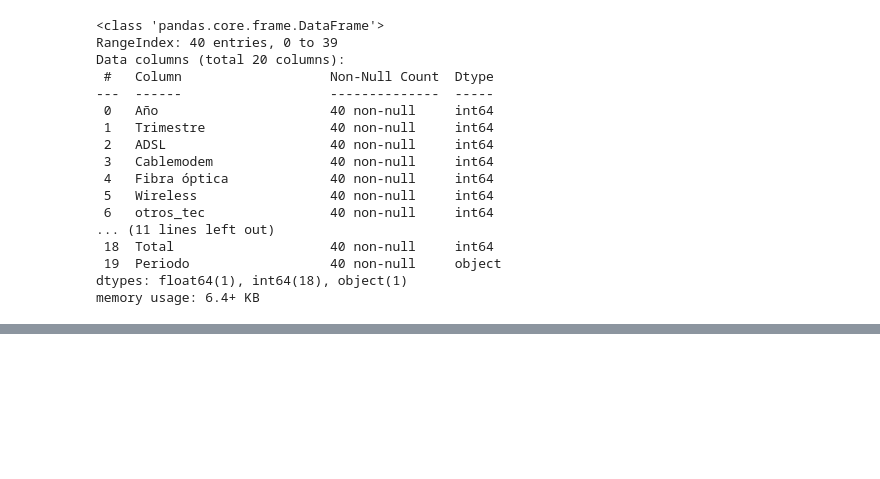
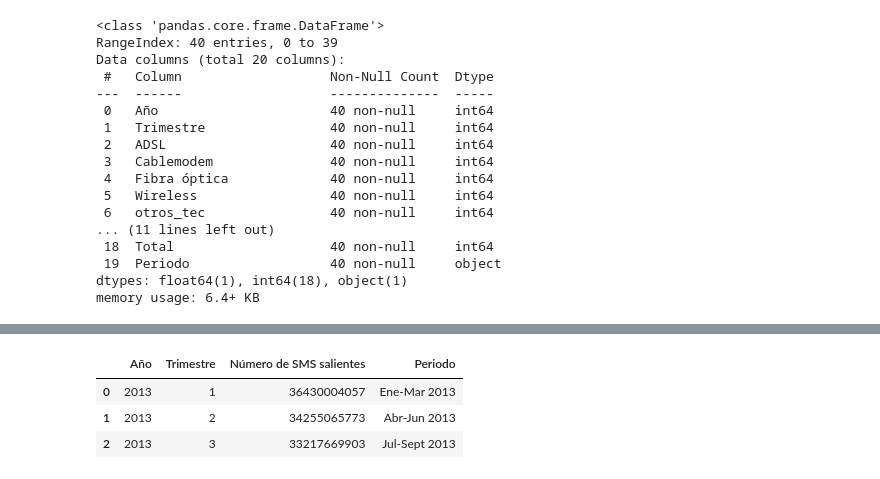
Before and after one commit to ggerbaldo/Internet-in-Argentina, a Jupyter notebook: ETL.ipynb, the cells around one changed output, grey strips where cells are left out. Saved outputs shown, nothing was run; the diff lists cells and outputs as text; code cells hidden in the pictures; blank space fills up the shorter version.

```diff
--- a/ETL.ipynb
+++ b/ETL.ipynb
@@ -678,0 +708,8 @@ memory usage: 6.4+ KB
+# %%
+telefonia_sms = pd.read_excel('C:\\Users\\felip\\Desktop\\Proyecto2\\Data\\Telefonia_movil.xlsx', sheet_name='SMS')
+telefonia_sms.head(3)
+# %% [output]
+|  | Año | Trimestre | Número de SMS salientes | Periodo |
+| 0 | 2013 | 1 | 36430004057 | Ene-Mar 2013 |
+| 1 | 2013 | 2 | 34255065773 | Abr-Jun 2013 |
+| 2 | 2013 | 3 | 33217669903 | Jul-Sept 2013 |
```
Also changed, not shown: parts of 25 cells of this notebook, 1 other file.
